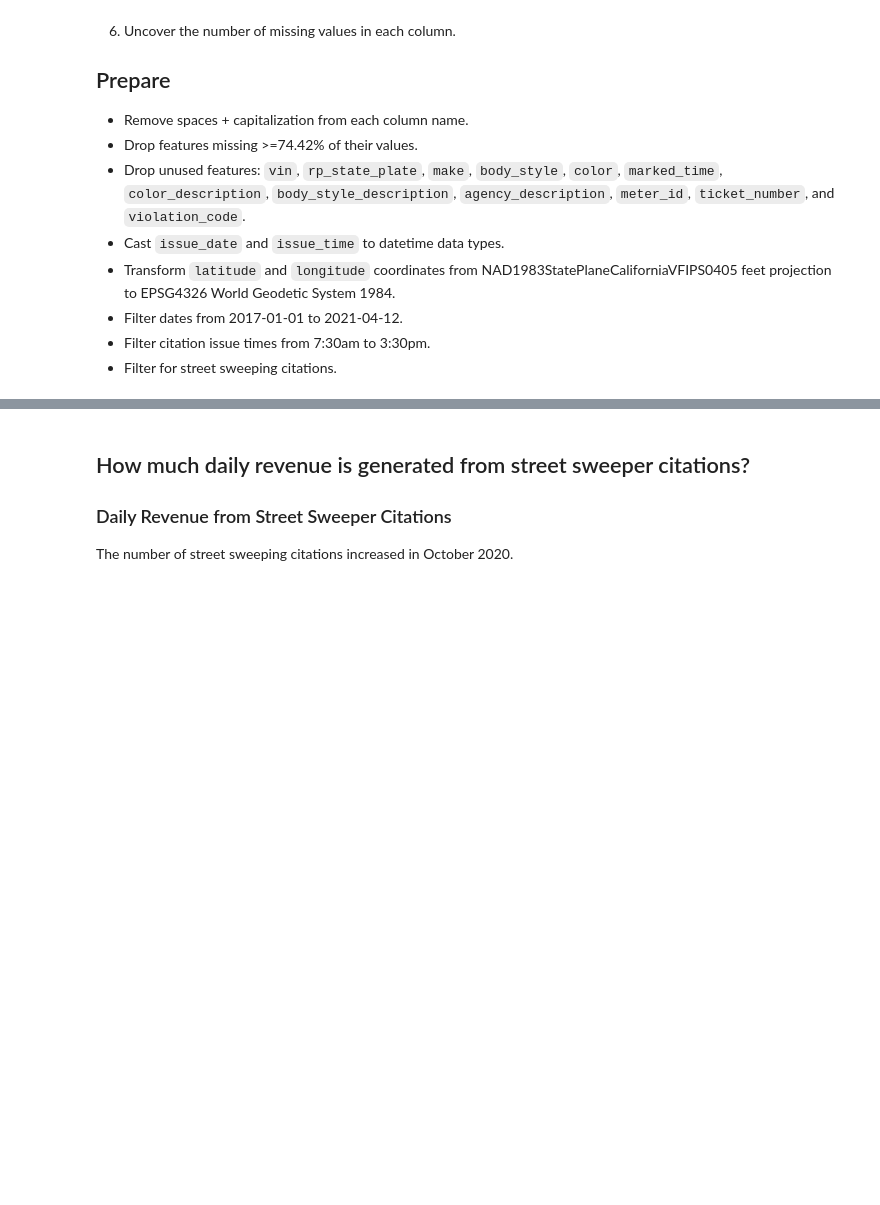
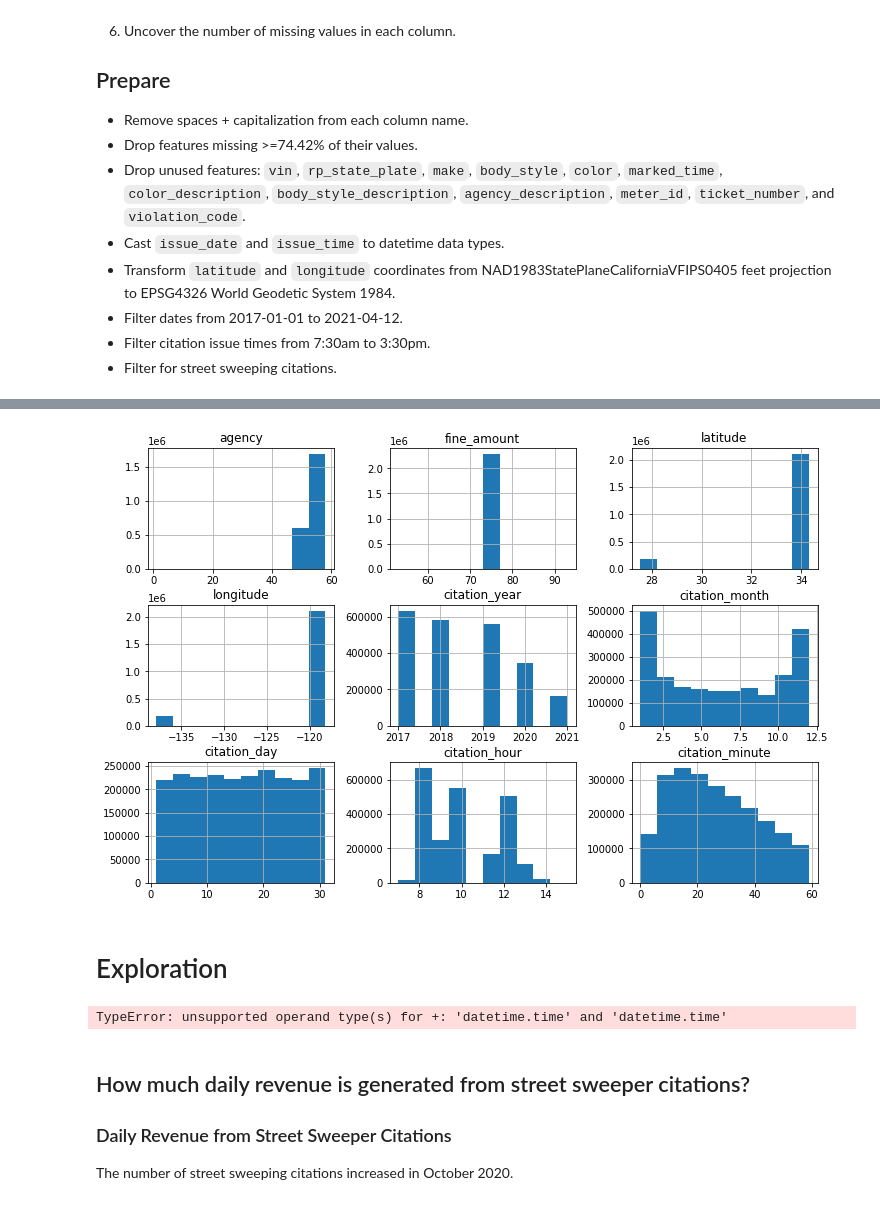
Before and after one commit to Promeos/LADOT-Street-Sweeping-Transition-Pan, a Jupyter notebook: MVP-Citation-Revenue.ipynb, the cells around one changed output, grey strips where cells are left out. Cells and saved outputs as stored; diff of their text form; code cells hidden in the pictures; blank space fills up the shorter version.

```diff
--- a/MVP-Citation-Revenue.ipynb
+++ b/MVP-Citation-Revenue.ipynb
@@ -41,2 +38,4 @@ df = src.prep_sweep_data(data=data)
+# %%
+df = src.prep_sweep_data()
 # %%
 df.head(2)
@@ -54,3 +84,21 @@ px.histogram(df.issue_time.sort_values())
+# %%
+df.hist(figsize=(12, 8));
+# %% [output]
+[figure, added]
+# %% [markdown]
+# Exploration
+# %%
+# Create subplots of routes with the same sweep times.
+fig = px.histogram(data_frame=df.sort_values(by='issue_time'),
+                   x='issue_time',
+                   title='Distribution of Citation Times',
+                   labels={'y':'Count', 'issue_time':'Citation Time (24HR)'})
+
+fig.update_layout(xaxis_range=[time(hour=7, minute=30, second=0), time(hour=15, minute=30, second=0)])
+fig.update_xaxes(tickvals=[time(hour=7, minute=30) + (time(minute=30*p)) for p in range(1, 10)])
+fig.show()
+# %% [output]
+TypeError: unsupported operand type(s) for +: 'datetime.time' and 'datetime.time'
 # %% [markdown]
 ## How much daily revenue is generated from street sweeper citations?
 ### Daily Revenue from Street Sweeper Citations
```
Also changed, not shown: parts of 18 cells of this notebook.
